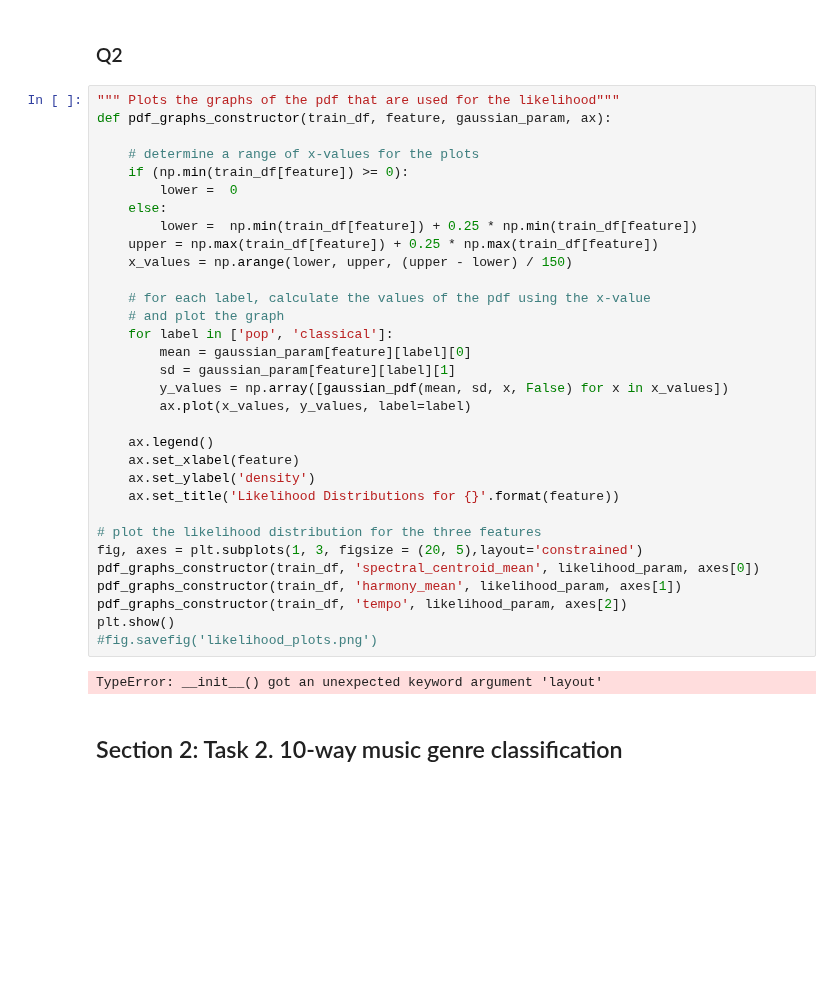
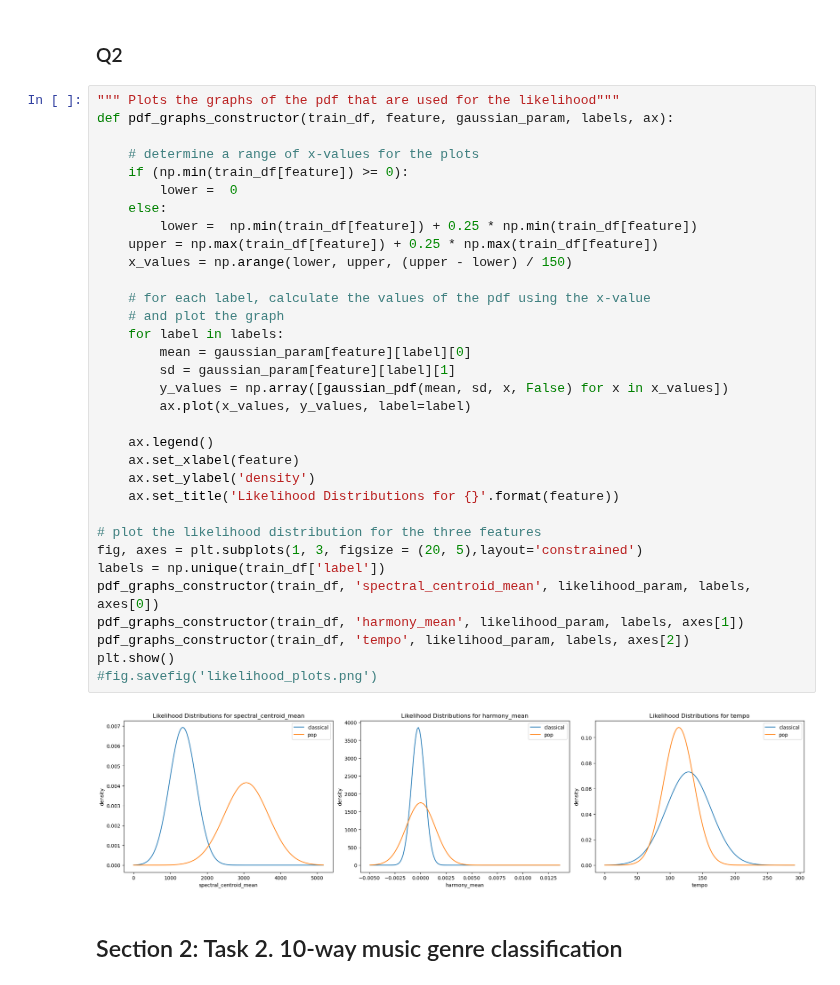
Before and after one commit to J-0-E-L/comp30027_assignment_1, a Jupyter notebook: COMP30027 Assignment 1.ipynb, the cells around one changed output. Cells and saved outputs as stored; diff of their text form; blank space fills up the shorter version.

Commit message:
Added plot to one-attribute baseline

```diff
--- a/COMP30027 Assignment 1.ipynb
+++ b/COMP30027 Assignment 1.ipynb
@@ -217,38 +217,39 @@ evaluation_metrics
 ### Q2
 # %%
 """ Plots the graphs of the pdf that are used for the likelihood"""
-def pdf_graphs_constructor(train_df, feature, gaussian_param, ax):
+def pdf_graphs_constructor(train_df, feature, gaussian_param, labels, ax):
 
     # determine a range of x-values for the plots
     if (np.min(train_df[feature]) >= 0):
         lower =  0
     else:
         lower =  np.min(train_df[feature]) + 0.25 * np.min(train_df[feature])
     upper = np.max(train_df[feature]) + 0.25 * np.max(train_df[feature])
     x_values = np.arange(lower, upper, (upper - lower) / 150)
 
     # for each label, calculate the values of the pdf using the x-value
     # and plot the graph
-    for label in ['pop', 'classical']:
+    for label in labels:
         mean = gaussian_param[feature][label][0]
         sd = gaussian_param[feature][label][1]
         y_values = np.array([gaussian_pdf(mean, sd, x, False) for x in x_values])
         ax.plot(x_values, y_values, label=label)
 
     ax.legend()
     ax.set_xlabel(feature)
     ax.set_ylabel('density')
     ax.set_title('Likelihood Distributions for {}'.format(feature))
 
 # plot the likelihood distribution for the three features
 fig, axes = plt.subplots(1, 3, figsize = (20, 5),layout='constrained')
-pdf_graphs_constructor(train_df, 'spectral_centroid_mean', likelihood_param, axes[0])
-pdf_graphs_constructor(train_df, 'harmony_mean', likelihood_param, axes[1])
-pdf_graphs_constructor(train_df, 'tempo', likelihood_param, axes[2])
+labels = np.unique(train_df['label'])
+pdf_graphs_constructor(train_df, 'spectral_centroid_mean', likelihood_param, labels, axes[0])
+pdf_graphs_constructor(train_df, 'harmony_mean', likelihood_param, labels, axes[1])
+pdf_graphs_constructor(train_df, 'tempo', likelihood_param, labels, axes[2])
 plt.show()
 #fig.savefig('likelihood_plots.png')
 # %% [output]
-TypeError: __init__() got an unexpected keyword argument 'layout'
+[figure, added]
 # %% [markdown]
 ## Section 2: Task 2. 10-way music genre classification
 # %%
```
Also changed, not shown: parts of 3 cells of this notebook.
